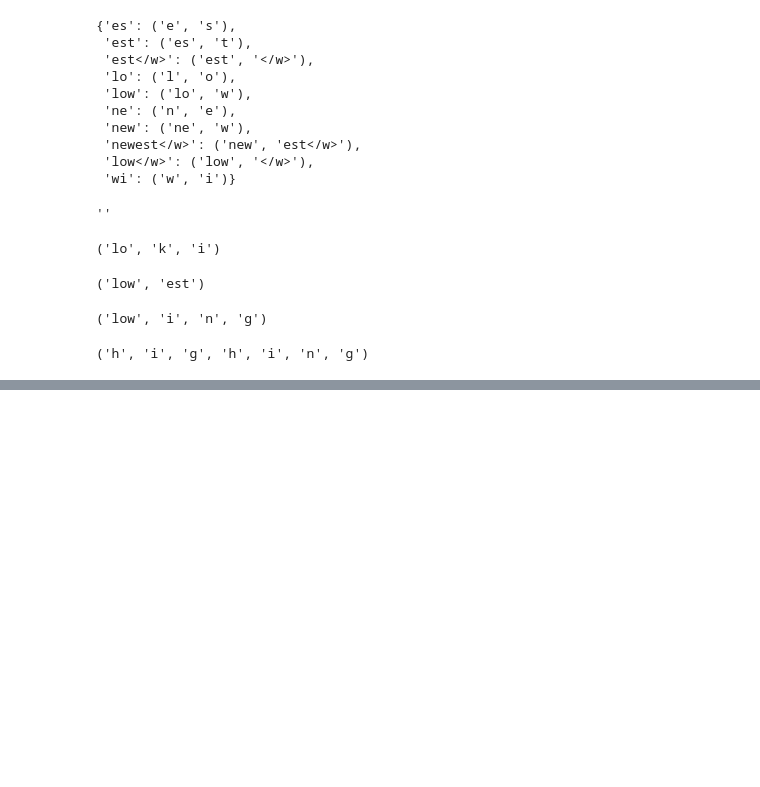
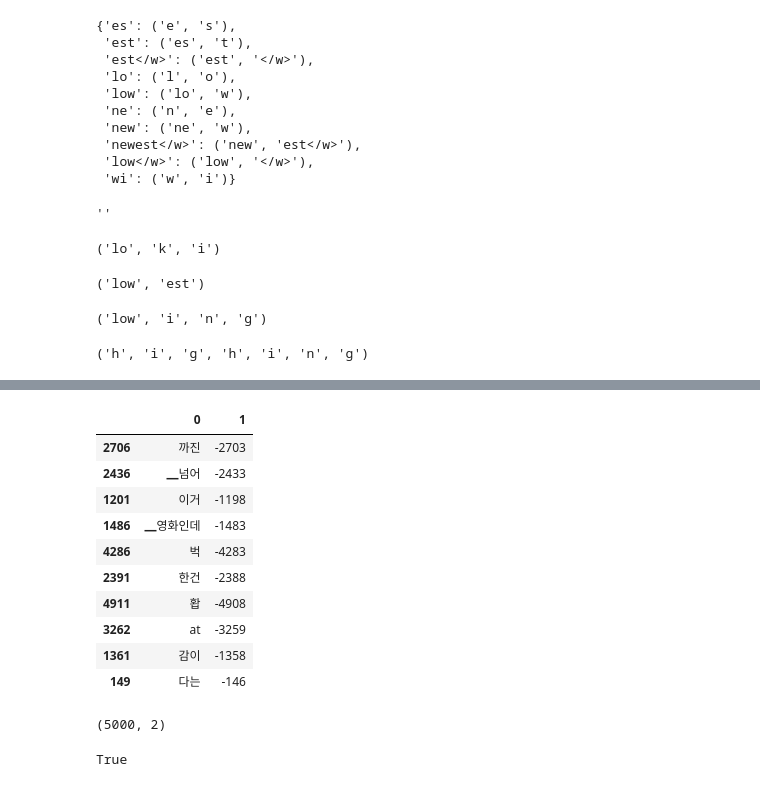
Before and after one commit to youjin2/ds, a Jupyter notebook: ds093/notebooks/tokenizer.ipynb, the cells around one changed output, grey strips where cells are left out. Saved outputs shown, nothing was run; the diff lists cells and outputs as text; code cells hidden in the pictures; blank space fills up the shorter version.

```diff
--- a/ds093/notebooks/tokenizer.ipynb
+++ b/ds093/notebooks/tokenizer.ipynb
@@ -265,0 +464,25 @@ encode("highing", bpe_codes)
+# %%
+vocab_list = pd.read_csv("./naver.vocab", sep="\t", header=None, quoting=csv.QUOTE_NONE)
+vocab_list.sample(10, random_state=1234)
+# %% [output]
+|  | 0 | 1 |
+| 2706 | 까진 | -2703 |
+| 2436 | ▁넘어 | -2433 |
+| 1201 | 이거 | -1198 |
+| 1486 | ▁영화인데 | -1483 |
+| 4286 | 벅 | -4283 |
+| 2391 | 한건 | -2388 |
+| 4911 | 홥 | -4908 |
+| 3262 | at | -3259 |
+| 1361 | 감이 | -1358 |
+| 149 | 다는 | -146 |
+# %%
+vocab_list.shape
+# %% [output]
+(5000, 2)
+# %%
+sp = spm.SentencePieceProcessor()
+vocab_file = "./naver.model"
+sp.load(vocab_file)
+# %% [output]
+True
```
Also changed, not shown: parts of 68 cells of this notebook, 2 other files.
